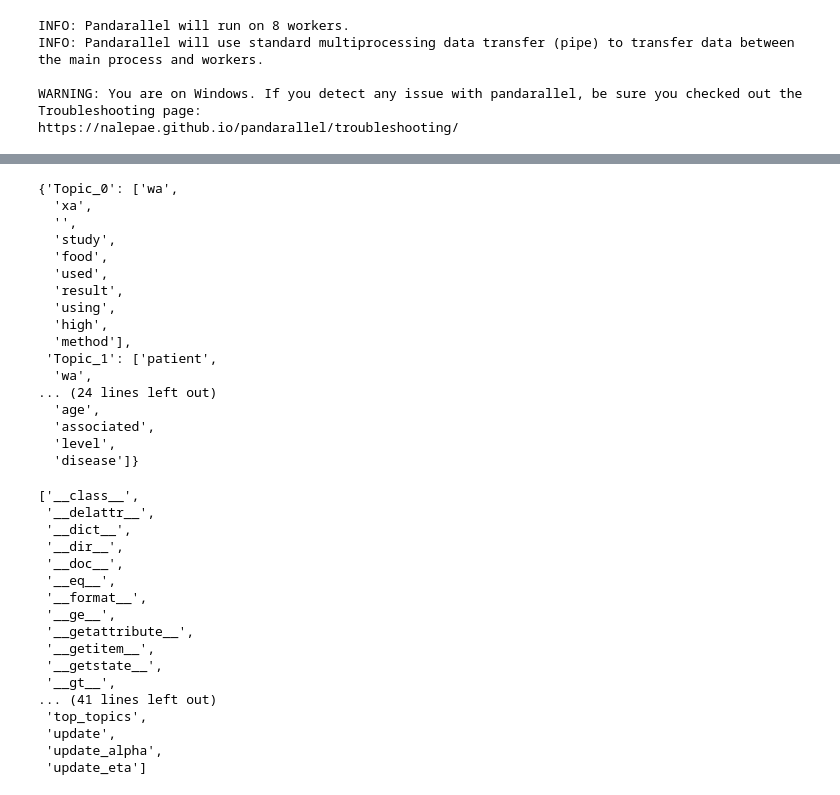
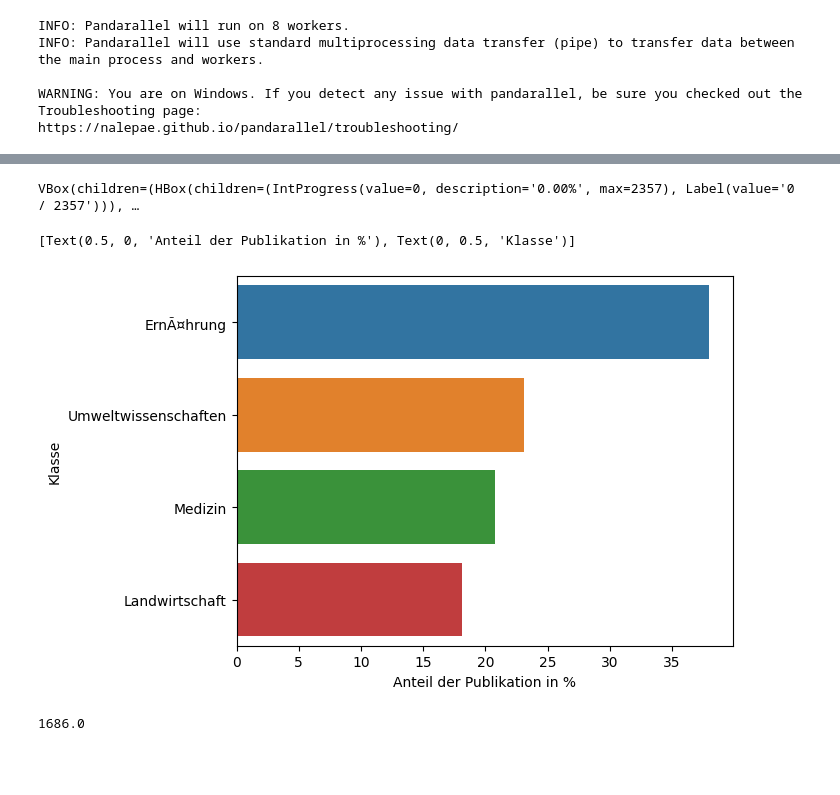
Before and after one commit to MTPKo/Bachelor-Arbeit, a Jupyter notebook: notebooks/classifiers/poc/lda_classifier.ipynb, the cells around one changed output, grey strips where cells are left out. Saved outputs shown, nothing was run; the diff lists cells and outputs as text; code cells hidden in the pictures; blank space fills up the shorter version.

Commit message:
fixes & pipe for scores
fixed data induced bias, now trains with evenly distributed data without empty entries

```diff
--- a/notebooks/classifiers/poc/lda_classifier.ipynb
+++ b/notebooks/classifiers/poc/lda_classifier.ipynb
@@ -115,40 +53,0 @@ my_dict = {'Topic_' + str(i): [token for token, score in lda_train.show_topic(i,
-# %%
-my_dict
-# %% [output]
-{'Topic_0': ['wa',
-  'xa',
-  '',
-  'study',
-  'food',
-  'used',
-  'result',
-  'using',
-  'high',
-  'method'],
- 'Topic_1': ['patient',
-  'wa',
-... (24 lines left out)
-  'age',
-  'associated',
-  'level',
-  'disease']}
-# %%
-dir(gensim.models.ldamodel.LdaModel)
-# %% [output]
-['__class__',
- '__delattr__',
- '__dict__',
- '__dir__',
- '__doc__',
- '__eq__',
- '__format__',
- '__ge__',
- '__getattribute__',
- '__getitem__',
- '__getstate__',
- '__gt__',
-... (41 lines left out)
- 'top_topics',
- 'update',
- 'update_alpha',
- 'update_eta']
@@ -154,0 +65,34 @@ dir(gensim.models.ldamodel.LdaModel)
+# %%
+lim=5000
+df_med = sql_read("'Medizin'",lim)
+df_land = sql_read("'Landwirtschaft'",lim)
+df_umwelt = sql_read("'Umweltwissenschaften'",lim)
+df_ern = sql_read("'ErnÃ¤hrung'",lim)
+#df_rest = sql_read("'Rest'",lim)
+df = pd.concat([df_med, df_land,df_umwelt,df_ern])
+df = df.replace('', np.nan)
+df = df.drop(df[pd.isna(df['collectiontitle_token']) & pd.isna(df['abstract_token']) & pd.isna(df['title_token'])].index)
+df = df.replace(np.nan,'')
+# %%
+df['combined'] = df[df.columns[1:3]].parallel_apply(lambda x: ','.join(x.astype(str)) ,axis=1)
+df = df.drop(['title_token',
+              'abstract_token','collectiontitle_token'
+              ],axis =1 )
+df = df[df["combined"].str.len() > 3]
+# %% [output]
+VBox(children=(HBox(children=(IntProgress(value=0, description='0.00%', max=2357), Label(value='0 / 2357'))), …
+# %%
+counted=df['class'].value_counts()
+counted = counted.to_frame()
+counted["population"] = counted['class'].values / len(df)
+counted["pop_perc"] = counted['population'].values * 100
+ax = sns.barplot(data=counted,x="pop_perc",  y= counted.index, orient="h")
+ax.set(xlabel="Anteil der Publikation in %",ylabel="Klasse")
+# %% [output]
+[Text(0.5, 0, 'Anteil der Publikation in %'), Text(0, 0.5, 'Klasse')]
+[figure, added]
+# %%
+lowest_c = counted.min()['class']
+print(lowest_c)
+# %% [output]
+1686.0
```
Also changed, not shown: parts of 18 cells of this notebook, 2 other files.
